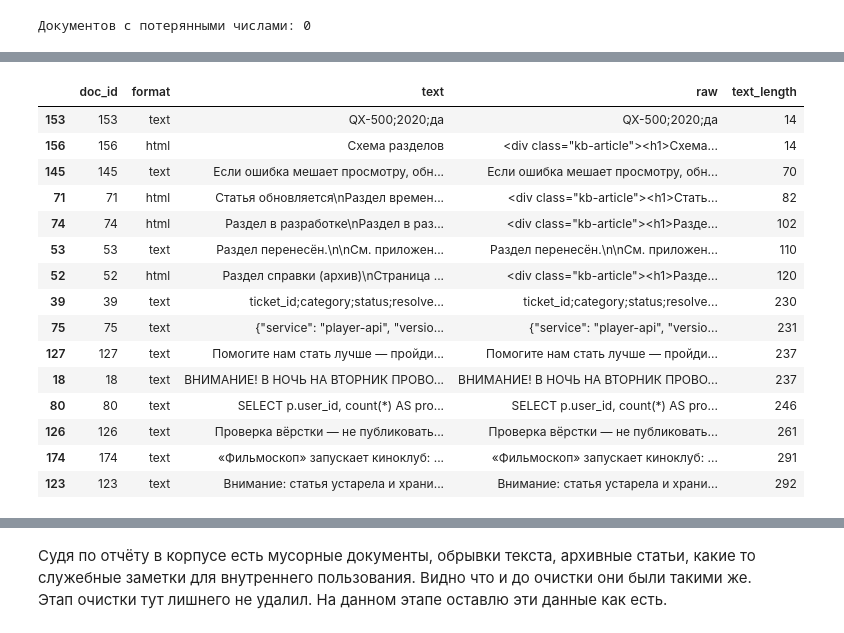
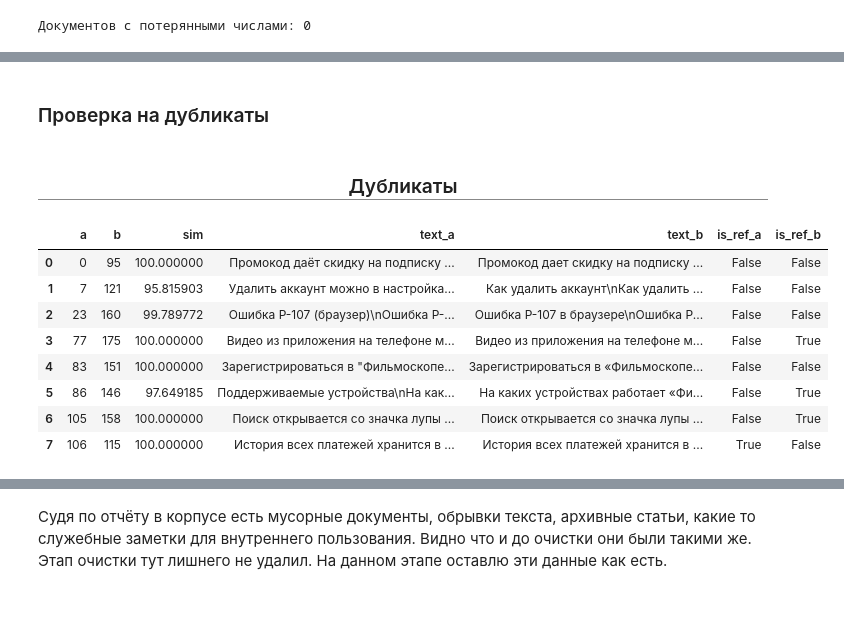
Before and after one commit to nda86/yp_rag, a Jupyter notebook: 1. Audit.ipynb, the cells around one changed output, grey strips where cells are left out. Cells and saved outputs as stored; diff of their text form; code cells hidden in the pictures; blank space fills up the shorter version.

```diff
--- a/1. Audit.ipynb
+++ b/1. Audit.ipynb
@@ -305,26 +306,41 @@ Name: text, dtype: float64
-# %%
-# визуально посмотрим топ 5 самых коротких документов
-with pd.option_context("display.max_colwidth", None):
-    display(
-        docs_df[["doc_id", "format", "text", "raw"]]
-        .assign(text_length=docs_df["text"].str.len())
-        .sort_values("text_length")
-        .head(15)
-    )
-# %% [output]
-|  | doc_id | format | text | raw | text_length |
-| 153 | 153 | text | QX-500;2020;да | QX-500;2020;да | 14 |
-| 156 | 156 | html | Схема разделов | <div class="kb-article"><h1>Схема... | 14 |
-| 145 | 145 | text | Если ошибка мешает просмотру, обн... | Если ошибка мешает просмотру, обн... | 70 |
-| 71 | 71 | html | Статья обновляется\nРаздел времен... | <div class="kb-article"><h1>Стать... | 82 |
-| 74 | 74 | html | Раздел в разработке\nРаздел в раз... | <div class="kb-article"><h1>Разде... | 102 |
-| 53 | 53 | text | Раздел перенесён.\n\nСм. приложен... | Раздел перенесён.\n\nСм. приложен... | 110 |
-| 52 | 52 | html | Раздел справки (архив)\nСтраница ... | <div class="kb-article"><h1>Разде... | 120 |
-| 39 | 39 | text | ticket_id;category;status;resolve... | ticket_id;category;status;resolve... | 230 |
-| 75 | 75 | text | {"service": "player-api", "versio... | {"service": "player-api", "versio... | 231 |
-| 127 | 127 | text | Помогите нам стать лучше — пройди... | Помогите нам стать лучше — пройди... | 237 |
-| 18 | 18 | text | ВНИМАНИЕ! В НОЧЬ НА ВТОРНИК ПРОВО... | ВНИМАНИЕ! В НОЧЬ НА ВТОРНИК ПРОВО... | 237 |
-| 80 | 80 | text | SELECT p.user_id, count(*) AS pro... | SELECT p.user_id, count(*) AS pro... | 246 |
-| 126 | 126 | text | Проверка вёрстки — не публиковать... | Проверка вёрстки — не публиковать... | 261 |
-| 174 | 174 | text | «Фильмоскоп» запускает киноклуб: ... | «Фильмоскоп» запускает киноклуб: ... | 291 |
-| 123 | 123 | text | Внимание: статья устарела и храни... | Внимание: статья устарела и храни... | 292 |
+# %% [markdown]
+### Проверка на дубликаты
+# %%
+relevant_ids = {d for q in queries for d in q["relevant_docs"]}
+
+def norm(text: str) -> str:
+    return re.sub(r"\W+", " ", text).casefold().replace("ё", "е").strip()
+
+texts = docs_df["text"].map(norm).tolist()
+sim = process.cdist(texts, texts, scorer=fuzz.ratio, score_cutoff=90, workers=-1)
+i, j = np.nonzero(np.triu(sim, 1))
+title = docs_df.set_index("doc_id")["title"]
+text = docs_df.set_index("doc_id")["text"]
+is_ref = (
+    docs_df.set_index("doc_id")
+    .index.to_series()
+    .isin(relevant_ids)
+)
+pairs = pd.DataFrame({
+    "a": docs_df.iloc[i]["doc_id"].tolist(),
+    "b": docs_df.iloc[j]["doc_id"].tolist(),
+    "sim": sim[i,j]
+})
+
+pairs["text_a"] = pairs["a"].map(text)
+pairs["text_b"] = pairs["b"].map(text)
+# есть ли ссылка на этот документ
+pairs["is_ref_a"] = pairs["a"].map(is_ref)
+pairs["is_ref_b"] = pairs["b"].map(is_ref)
+show(title="Дубликаты", df=pairs)
+# %% [output]
+Дубликаты
+|  | a | b | sim | text_a | text_b | is_ref_a | is_ref_b |
+| 0 | 0 | 95 | 100.000000 | Промокод даёт скидку на подписку ... | Промокод дает скидку на подписку ... | False | False |
+| 1 | 7 | 121 | 95.815903 | Удалить аккаунт можно в настройка... | Как удалить аккаунт\nКак удалить ... | False | False |
+| 2 | 23 | 160 | 99.789772 | Ошибка P-107 (браузер)\nОшибка P-... | Ошибка P-107 в браузере\nОшибка P... | False | False |
+| 3 | 77 | 175 | 100.000000 | Видео из приложения на телефоне м... | Видео из приложения на телефоне м... | False | True |
+| 4 | 83 | 151 | 100.000000 | Зарегистрироваться в "Фильмоскопе... | Зарегистрироваться в «Фильмоскопе... | False | False |
+| 5 | 86 | 146 | 97.649185 | Поддерживаемые устройства\nНа как... | На каких устройствах работает «Фи... | False | True |
+| 6 | 105 | 158 | 100.000000 | Поиск открывается со значка лупы ... | Поиск открывается со значка лупы ... | False | True |
+| 7 | 106 | 115 | 100.000000 | История всех платежей хранится в ... | История всех платежей хранится в ... | True | False |
```
Also changed, not shown: parts of 17 cells of this notebook, 9 other files.
